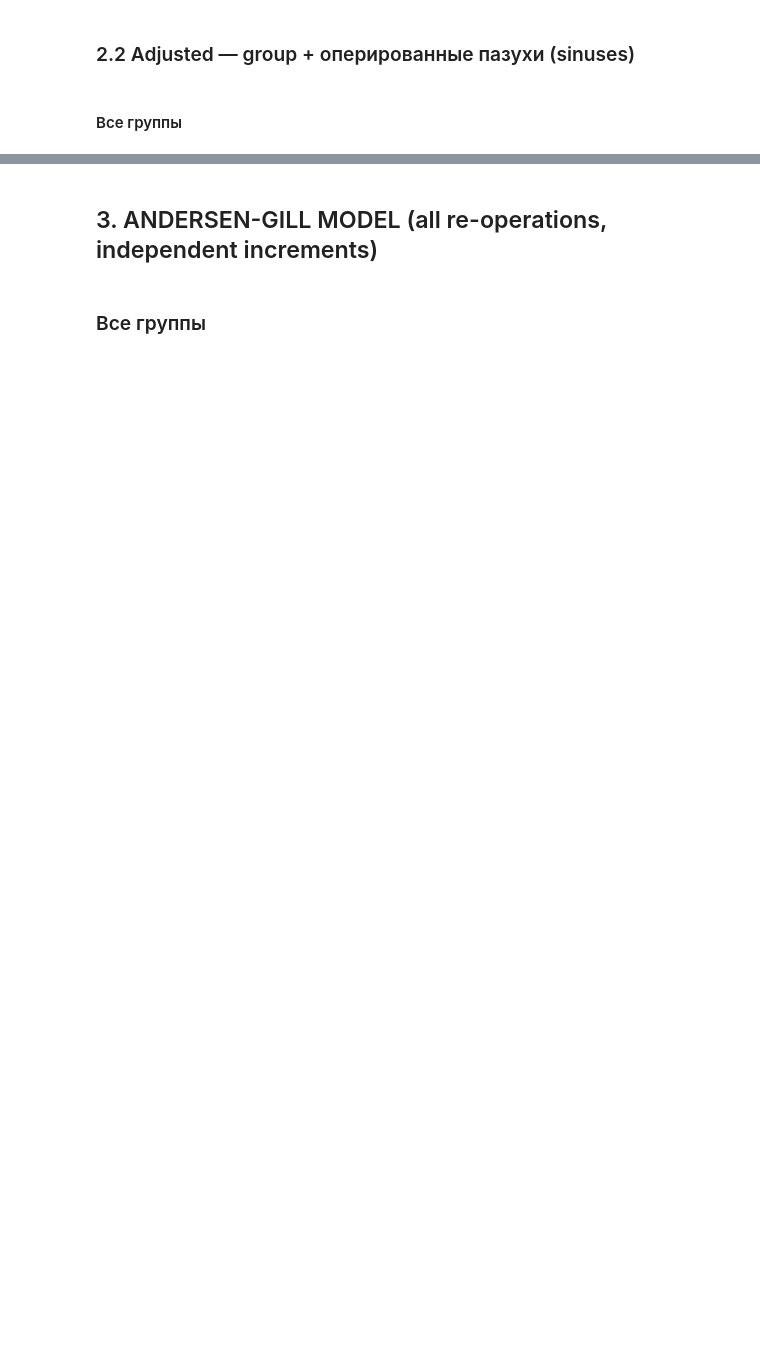
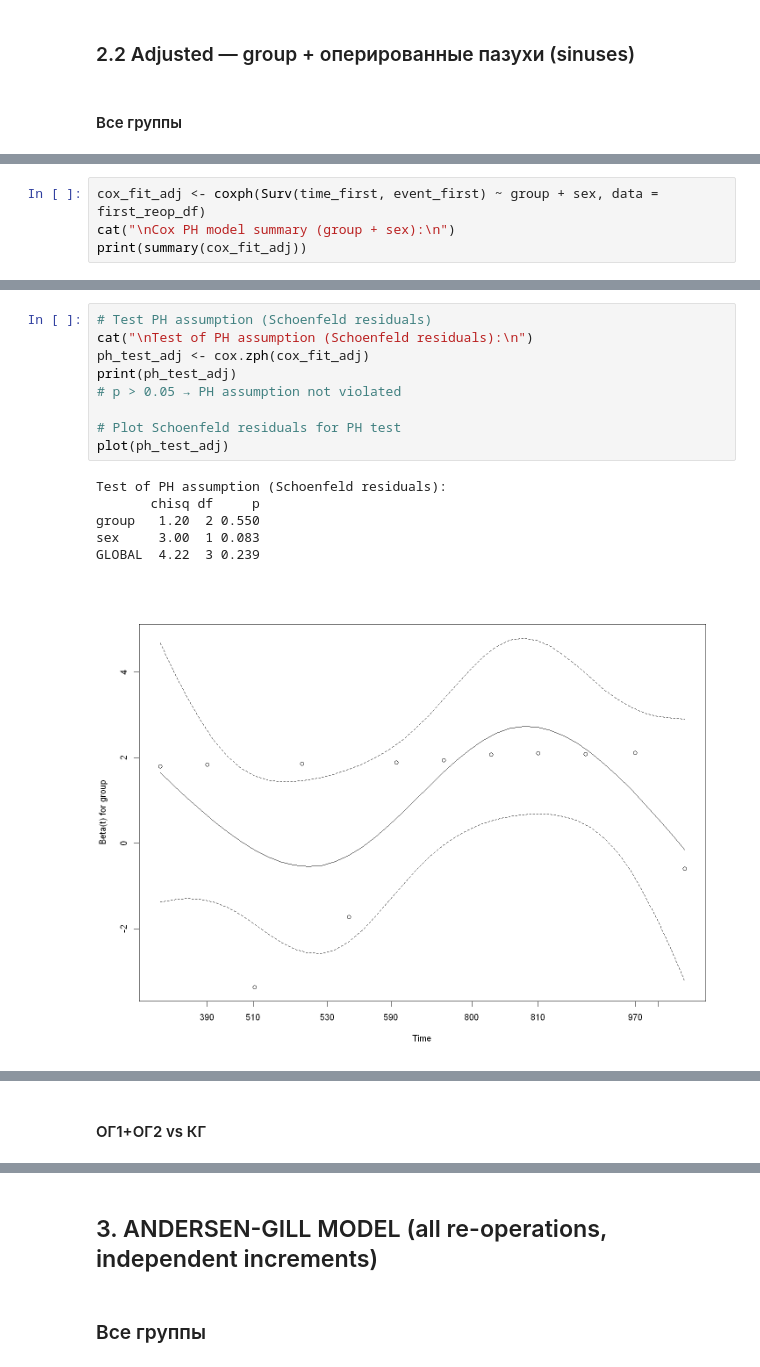
Before and after one commit to maat4maat/lor01, a Jupyter notebook: jupyter/time-event.ipynb, the cells around one changed output, grey strips where cells are left out. Saved outputs shown, nothing was run; the diff lists cells and outputs as text; blank space fills up the shorter version.

```diff
--- a/jupyter/time-event.ipynb
+++ b/jupyter/time-event.ipynb
@@ -614,0 +988,4 @@ plot(ph_test_adj_og)
+# %%
+cox_fit_adj <- coxph(Surv(time_first, event_first) ~ group + sex, data = first_reop_df)
+cat("\nCox PH model summary (group + sex):\n")
+print(summary(cox_fit_adj))
@@ -614,0 +1010,16 @@ plot(ph_test_adj_og)
+# %%
+# Test PH assumption (Schoenfeld residuals)
+cat("\nTest of PH assumption (Schoenfeld residuals):\n")
+ph_test_adj <- cox.zph(cox_fit_adj)
+print(ph_test_adj)
+# p > 0.05 → PH assumption not violated
+
+# Plot Schoenfeld residuals for PH test
+plot(ph_test_adj)
+# %% [output]
+Test of PH assumption (Schoenfeld residuals):
+       chisq df     p
+group   1.20  2 0.550
+sex     3.00  1 0.083
+GLOBAL  4.22  3 0.239
+[figure, added]
@@ -614,0 +1027,2 @@ plot(ph_test_adj_og)
+# %% [markdown]
+#### ОГ1+ОГ2 vs КГ
```
Also changed, not shown: parts of 252 cells of this notebook.
